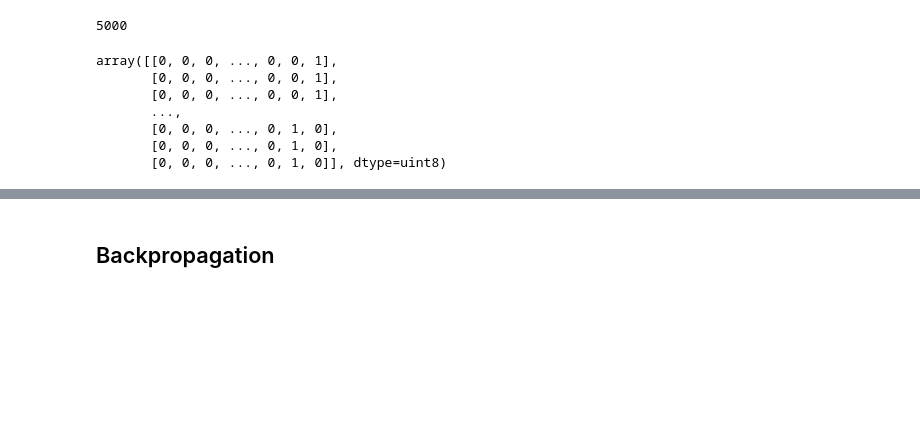
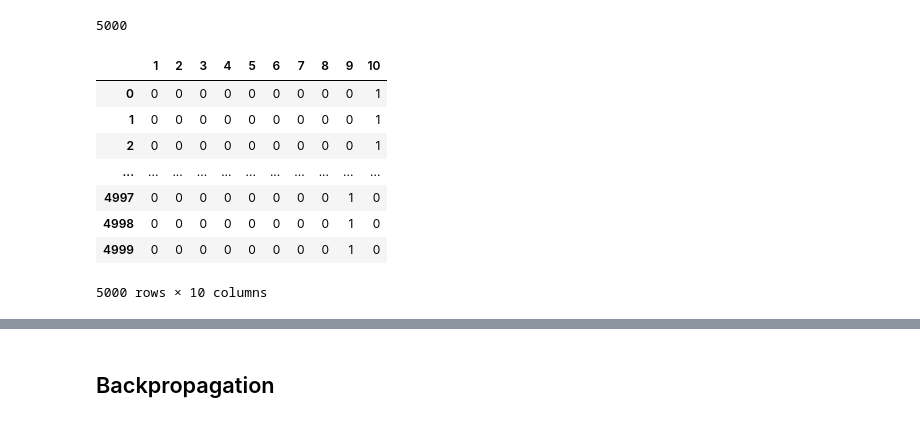
Before and after one commit to BartlomiejSkwira/coursera_machine-learning, a Jupyter notebook: machine-learning-ex4/ex4.ipynb, the cells around one changed output, grey strips where cells are left out. Saved outputs shown, nothing was run; the diff lists cells and outputs as text; code cells hidden in the pictures; blank space fills up the shorter version.

```diff
--- a/machine-learning-ex4/ex4.ipynb
+++ b/machine-learning-ex4/ex4.ipynb
@@ -90,16 +91,18 @@ num_of_labels = 10
 lmbda = 1
 # %%
 #one hot encoding
-y_dummies = pd.get_dummies(y.flatten()).values
+y_dummies = pd.get_dummies(y.flatten())
 y_dummies
 # %% [output]
+|  | 1 | 2 | 3 | 4 | 5 | 6 | 7 | 8 | 9 | 10 |
+| 0 | 0 | 0 | 0 | 0 | 0 | 0 | 0 | 0 | 0 | 1 |
+| 1 | 0 | 0 | 0 | 0 | 0 | 0 | 0 | 0 | 0 | 1 |
+| 2 | 0 | 0 | 0 | 0 | 0 | 0 | 0 | 0 | 0 | 1 |
+| ... | ... | ... | ... | ... | ... | ... | ... | ... | ... | ... |
+| 4997 | 0 | 0 | 0 | 0 | 0 | 0 | 0 | 0 | 1 | 0 |
+| 4998 | 0 | 0 | 0 | 0 | 0 | 0 | 0 | 0 | 1 | 0 |
+| 4999 | 0 | 0 | 0 | 0 | 0 | 0 | 0 | 0 | 1 | 0 |
-array([[0, 0, 0, ..., 0, 0, 1],
-       [0, 0, 0, ..., 0, 0, 1],
-       [0, 0, 0, ..., 0, 0, 1],
-       ...,
-       [0, 0, 0, ..., 0, 1, 0],
-       [0, 0, 0, ..., 0, 1, 0],
-       [0, 0, 0, ..., 0, 1, 0]], dtype=uint8)
+5000 rows × 10 columns
 # %%
 def sigmoid(z):
     return 1/(1+np.exp(-z))
```
Also changed, not shown: parts of 25 cells of this notebook.
